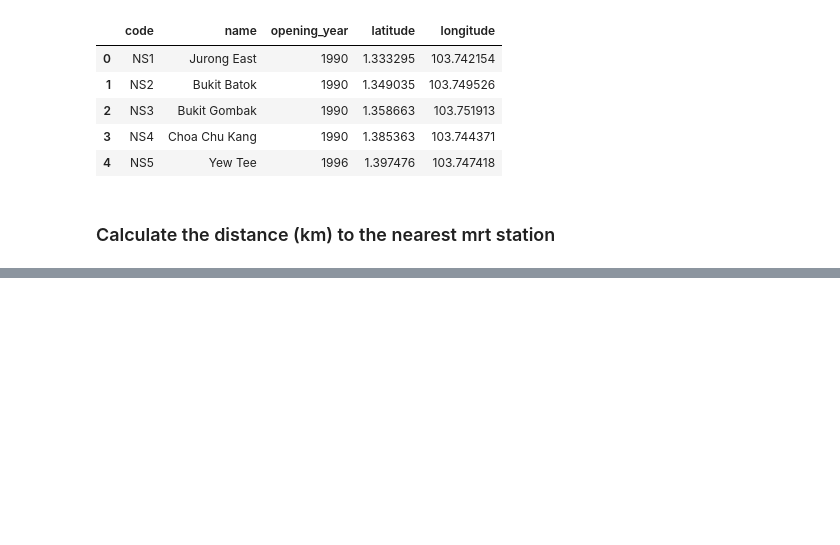
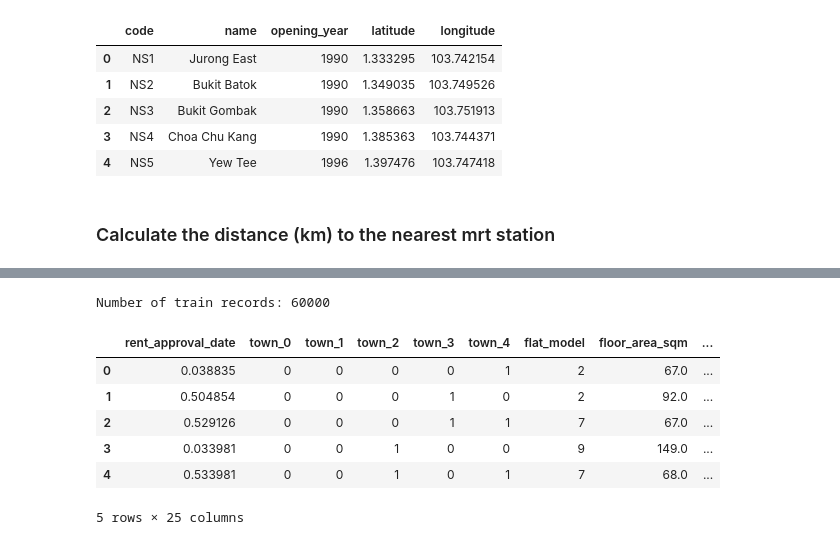
Before and after one commit to StephanieMussi/5228-group21-project, a Jupyter notebook: experiments/lhq.ipynb, the cells around one changed output, grey strips where cells are left out. Cells and saved outputs as stored; diff of their text form; code cells hidden in the pictures; blank space fills up the shorter version.

```diff
--- a/experiments/lhq.ipynb
+++ b/experiments/lhq.ipynb
@@ -170,0 +130,13 @@ df_test.head()
+# %%
+df_train = pd.read_csv("../data/train_new.csv")
+print('Number of train records: {}'.format(len(df_train)))
+df_train.head()
+# %% [output]
+Number of train records: 60000
+|  | rent_approval_date | town_0 | town_1 | town_2 | town_3 | town_4 | flat_model | floor_area_sqm | ... |
+| 0 | 0.038835 | 0 | 0 | 0 | 0 | 1 | 2 | 67.0 | ... |
+| 1 | 0.504854 | 0 | 0 | 0 | 1 | 0 | 2 | 92.0 | ... |
+| 2 | 0.529126 | 0 | 0 | 0 | 1 | 1 | 7 | 67.0 | ... |
+| 3 | 0.033981 | 0 | 0 | 1 | 0 | 0 | 9 | 149.0 | ... |
+| 4 | 0.533981 | 0 | 0 | 1 | 0 | 1 | 7 | 68.0 | ... |
+5 rows × 25 columns
```
Also changed, not shown: parts of 12 cells of this notebook, 1 other file.
